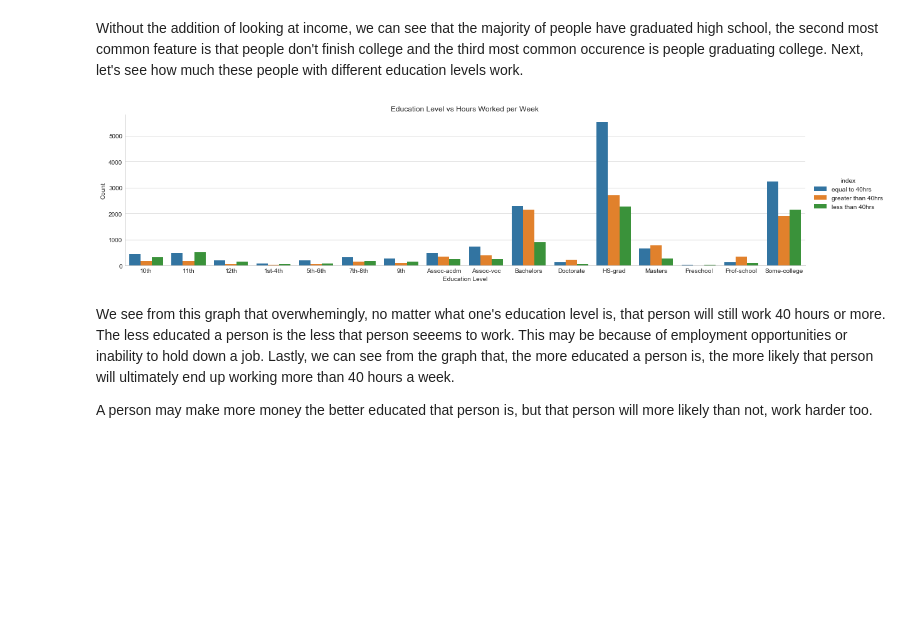
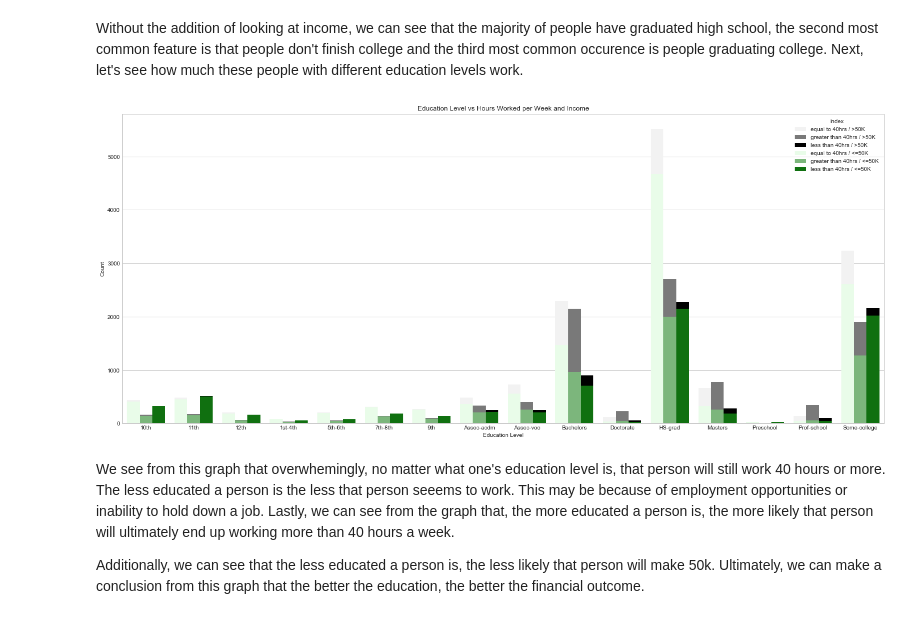
Before and after one commit to lamkg/Thinkful-Prep-Project, a Jupyter notebook: Prep Capstone .ipynb, the cells around one changed output. Drawn from its saved outputs; the diff is of its cells as text; code cells hidden in the pictures; blank space fills up the shorter version.

```diff
--- a/Prep Capstone .ipynb
+++ b/Prep Capstone .ipynb
@@ -181,37 +176,64 @@ Without the addition of looking at income, we can see that the majority of peopl
 # %%
 # There are too many different hours that could be reported so for simplicity sake, we will set up parameters
 # so that 'hours per week' will only contain <40 hours, 40 hours, and >40 hours worked.
 
 def diff_hours(hours_worked):
     cat_hours = {}
 
     for hour in hours_worked:
         if cat_hours.get(hour[1]) == None:
-            cat_hours[hour[1]] = {'less than 40hrs':0, 'equal to 40hrs':0, 'greater than 40hrs':0}
+            cat_hours[hour[1]] = {'less than 40hrs / >50K':0, 'equal to 40hrs / >50K':0,
+                                  'greater than 40hrs / >50K':0}
         if hour[0] < 40:
-            cat_hours[hour[1]]['less than 40hrs'] += 1
+            cat_hours[hour[1]]['less than 40hrs / >50K'] += 1
         elif hour[0] == 40:
-            cat_hours[hour[1]]['equal to 40hrs'] += 1
+            cat_hours[hour[1]]['equal to 40hrs / >50K'] += 1
         else:
-            cat_hours[hour[1]]['greater than 40hrs'] += 1
+            cat_hours[hour[1]]['greater than 40hrs / >50K'] += 1
 
     return cat_hours
 
-stats = diff_hours(df[['hours.per.week','education']].values)
+def diff_hours_under(hours_worked):
+    cat_hours = {}
+
+    for hour in hours_worked:
+        if hour[2] == '>50K':
+            continue
+        if cat_hours.get(hour[1]) == None:
+            cat_hours[hour[1]] = {'less than 40hrs / <=50K':0,
+                                  'equal to 40hrs / <=50K':0, 'greater than 40hrs / <=50K':0}
+        if hour[0] < 40:
+            cat_hours[hour[1]]['less than 40hrs / <=50K'] += 1
+        elif hour[0] == 40:
+            cat_hours[hour[1]]['equal to 40hrs / <=50K'] += 1
+        else:
+            cat_hours[hour[1]]['greater than 40hrs / <=50K'] += 1
+
+    return cat_hours
+
+stats = diff_hours(df[['hours.per.week','education', 'income']].values)
 df_stats = pd.DataFrame(stats)
 df_stats = df_stats.reset_index()
 df_stats = pd.melt(df_stats, id_vars=['index'])
 
+stats_under = diff_hours_under(df[['hours.per.week','education', 'income']].values)
+df_under = pd.DataFrame(stats_under)
+df_under = df_under.reset_index()
+df_under = pd.melt(df_under, id_vars=['index'])
+
 sns.set_style("whitegrid")
-sns.factorplot(x='variable', y='value', hue='index', data=df_stats, kind='bar', aspect=4)
+sns.set_context({"figure.figsize": (24, 10)})
+sns.barplot(x='variable', y='value', hue='index', data=df_stats, color="black")
+
+bottom_plot = sns.barplot(x='variable', y='value', hue='index', data=df_under, color="green")
 plt.xlabel('Education Level')
 plt.ylabel('Count')
-plt.title('Education Level vs Hours Worked per Week')
+plt.title('Education Level vs Hours Worked per Week and Income')
 
 plt.show()
 # %% [output]
-[figure, old version]
+[figure, new version]
 # %% [markdown]
 We see from this graph that overwhemingly, no matter what one's education level is, that person will still work 40 hours or more. The less educated a person is the less that person seeems to work. This may be because of employment opportunities or inability to hold down a job. Lastly, we can see from the graph that, the more educated a person is, the more likely that person will ultimately end up working more than 40 hours a week.
 
-A person may make more money the better educated that person is, but that person will more likely than not, work harder too.
+Additionally, we can see that the less educated a person is, the less likely that person will make 50k. Ultimately, we can make a conclusion from this graph that the better the education, the better the financial outcome.
```
Also changed, not shown: parts of 25 cells of this notebook.
